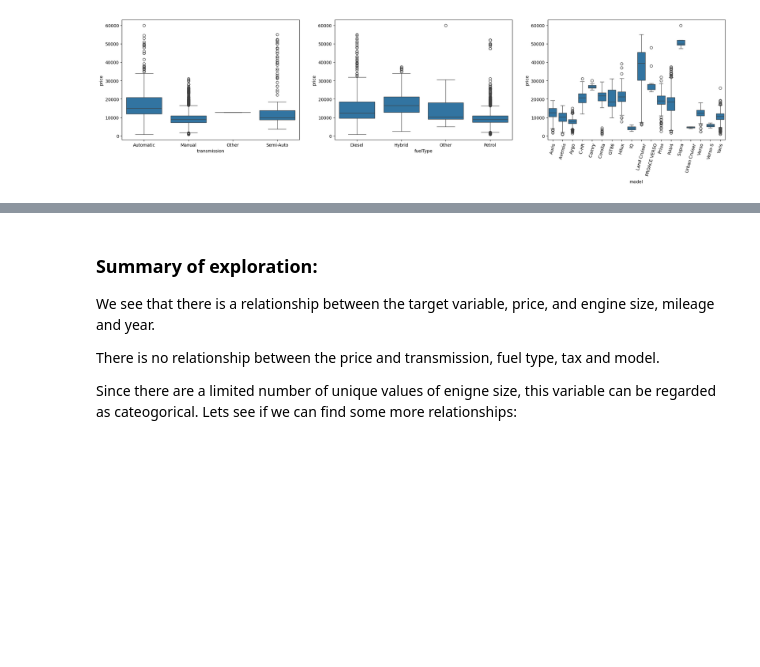
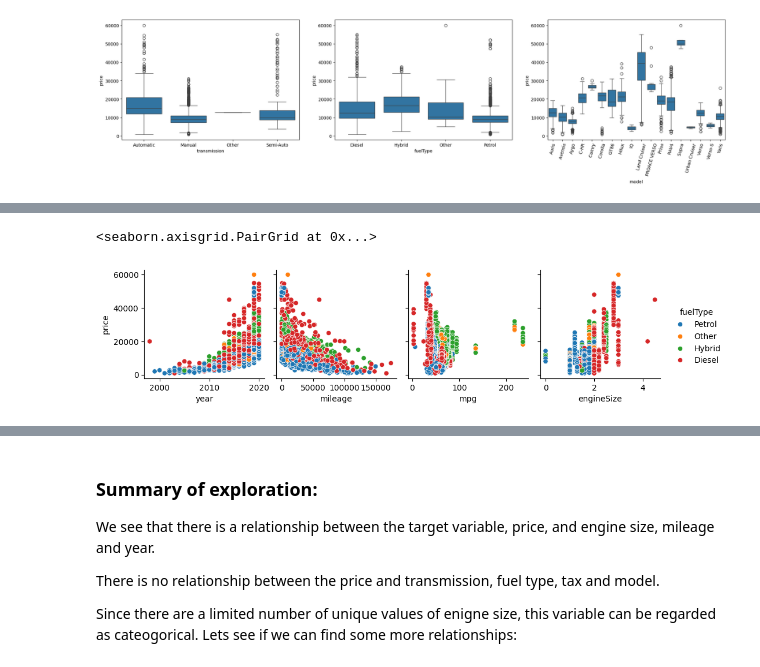
Before and after one commit to lenelise/dc_practice, a Jupyter notebook: practice_exam.ipynb, the cells around one changed output, grey strips where cells are left out. Cells and saved outputs as stored; diff of their text form; code cells hidden in the pictures; blank space fills up the shorter version.

```diff
--- a/practice_exam.ipynb
+++ b/practice_exam.ipynb
@@ -155,0 +171,5 @@ plt.show()
+# %%
+sns.pairplot(data=toyota, y_vars="price", x_vars=["year", "mileage", "mpg", "engineSize"], hue="fuelType")
+# %% [output]
+<seaborn.axisgrid.PairGrid at 0x...>
+[figure, added]
```
Also changed, not shown: parts of 47 cells of this notebook.
